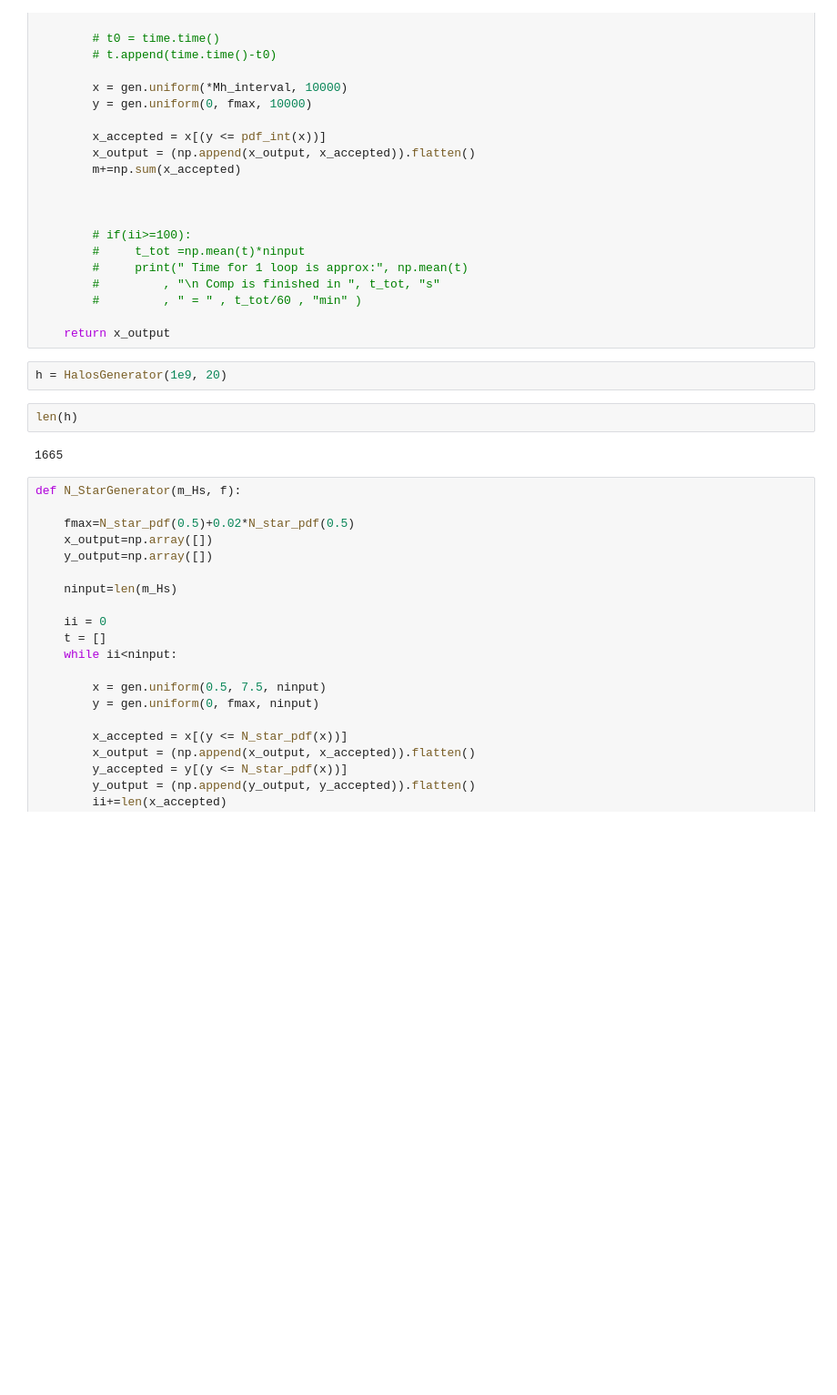
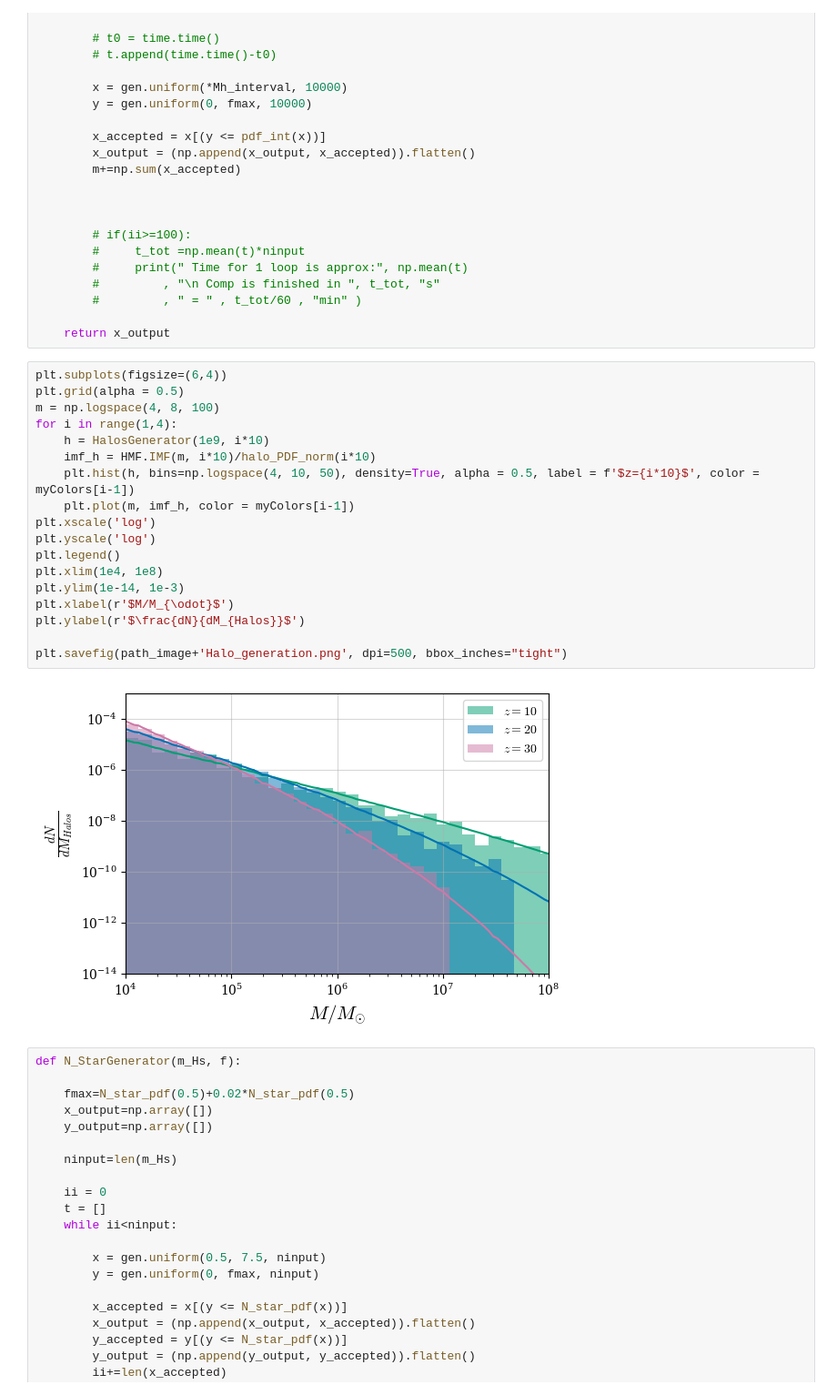
Before and after one commit to antoninvapa/Masters-Project, a Jupyter notebook: PopIII_IMF_fit.ipynb, the cells around one changed output. Shown at 91% size. Saved outputs shown, nothing was run; the diff lists cells and outputs as text; blank space fills up the shorter version.

```diff
--- a/PopIII_IMF_fit.ipynb
+++ b/PopIII_IMF_fit.ipynb
@@ -301,12 +329,26 @@ def HalosGenerator(M_max, z):
         #         , " = " , t_tot/60 , "min" )
 
     return x_output
-# %%
-h = HalosGenerator(1e9, 20)
-# %%
-len(h)
-# %% [output]
-1665
+# %%
+plt.subplots(figsize=(6,4))
+plt.grid(alpha = 0.5)
+m = np.logspace(4, 8, 100)
+for i in range(1,4):
+    h = HalosGenerator(1e9, i*10)
+    imf_h = HMF.IMF(m, i*10)/halo_PDF_norm(i*10)
+    plt.hist(h, bins=np.logspace(4, 10, 50), density=True, alpha = 0.5, label = f'$z={i*10}$', color = myColors[i-1])
+    plt.plot(m, imf_h, color = myColors[i-1])
+plt.xscale('log')
+plt.yscale('log')
+plt.legend()
+plt.xlim(1e4, 1e8)
+plt.ylim(1e-14, 1e-3)
+plt.xlabel(r'$M/M_{\odot}$')
+plt.ylabel(r'$\frac{dN}{dM_{Halos}}$')
+
+plt.savefig(path_image+'Halo_generation.png', dpi=500, bbox_inches="tight")
+# %% [output]
+[figure, added]
 # %%
 def N_StarGenerator(m_Hs, f):
 
```
Also changed, not shown: parts of 33 cells of this notebook.
